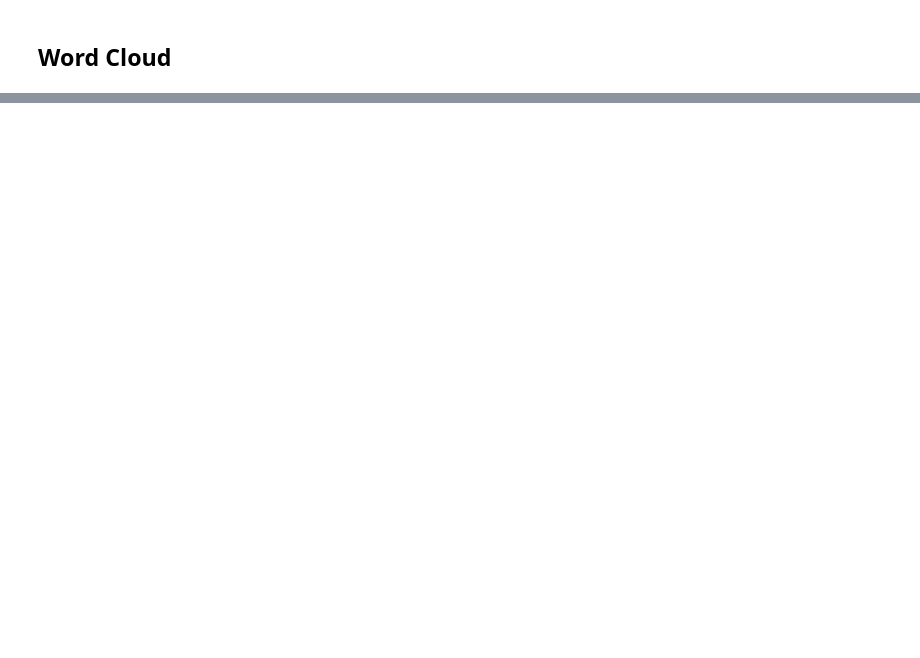
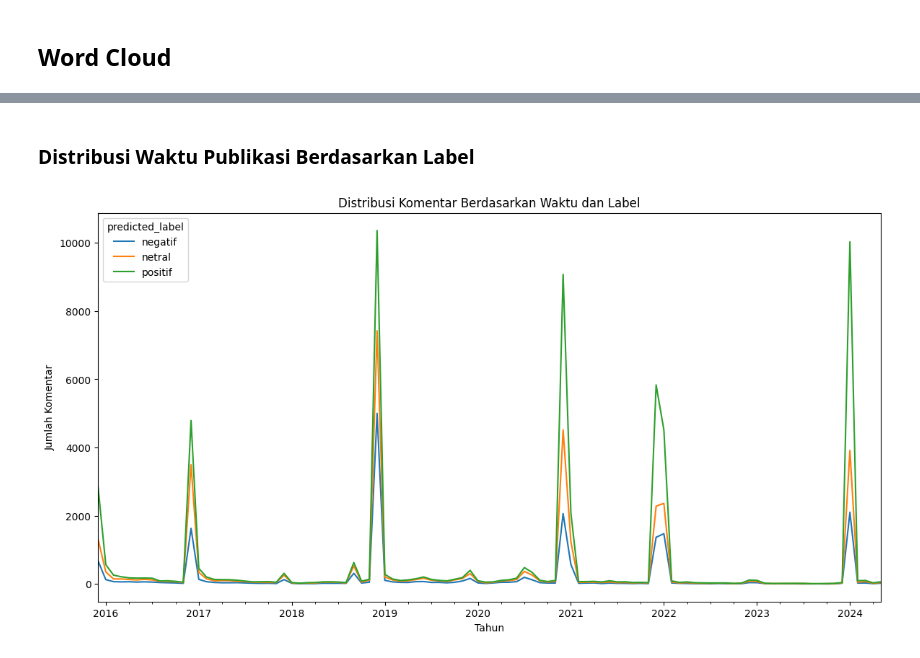
Before and after one commit to ekaputra04/youtube-rewind-indonesia-sentiment-analysis, a Jupyter notebook: analysis-data/analysis-all/app.ipynb, the cells around one changed output, grey strips where cells are left out. Saved outputs shown, nothing was run; the diff lists cells and outputs as text; code cells hidden in the pictures; blank space fills up the shorter version.

```diff
--- a/analysis-data/analysis-all/app.ipynb
+++ b/analysis-data/analysis-all/app.ipynb
@@ -555,0 +603,11 @@ for sentiment in sentiments:
+# %% [markdown]
+### Distribusi Waktu Publikasi Berdasarkan Label
+# %%
+plt.figure(figsize=(14, 7))
+df.groupby(['month', 'predicted_label']).size().unstack().plot(kind='line', stacked=True, ax=plt.gca())
+plt.title('Distribusi Komentar Berdasarkan Waktu dan Label')
+plt.xlabel('Tahun')
+plt.ylabel('Jumlah Komentar')
+plt.show()
+# %% [output]
+[figure, added]
```
Also changed, not shown: parts of 26 cells of this notebook.
